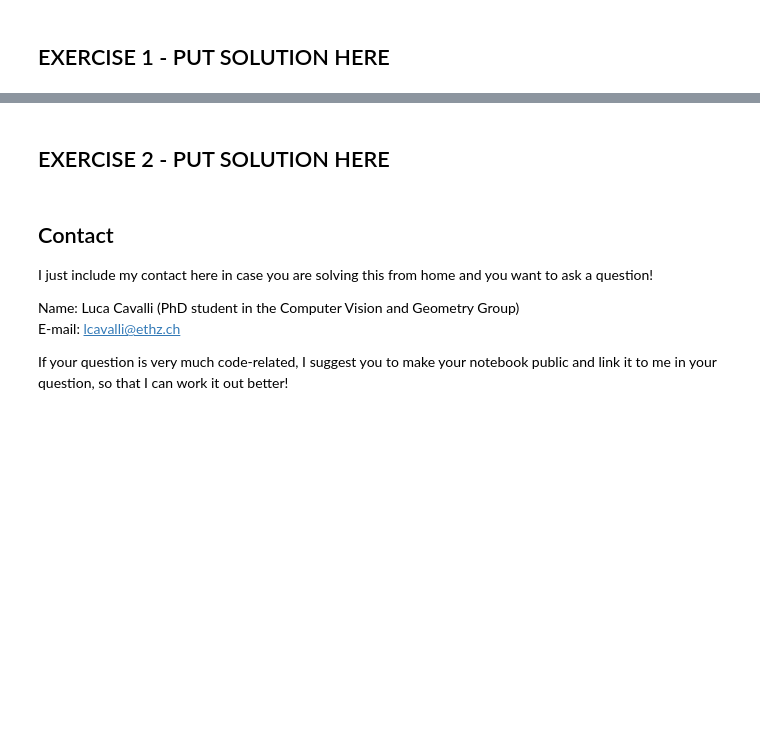
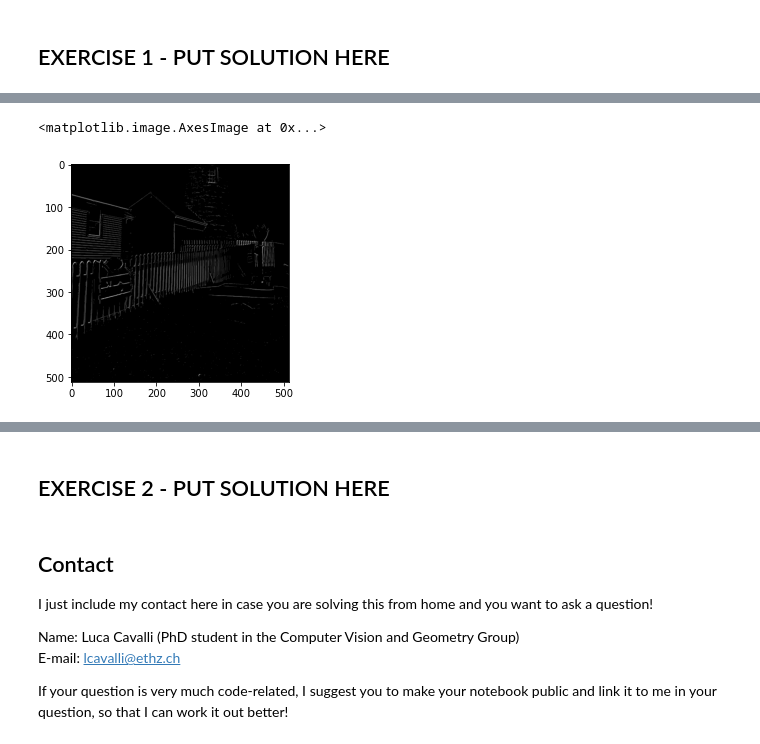
Before and after one commit to LukasSchmid97/ETH_ComputerVision_2020_Exercises, a Jupyter notebook: W3/W3_exercise.ipynb, the cells around one changed output, grey strips where cells are left out. Cells and saved outputs as stored; diff of their text form; code cells hidden in the pictures; blank space fills up the shorter version.

```diff
--- a/W3/W3_exercise.ipynb
+++ b/W3/W3_exercise.ipynb
@@ -161,0 +198,44 @@ display(slider)
+# %%
+sobelkernelx = np.array([
+    [-1, 0, 1],
+    [-2, 0, 2],
+    [-1, 0, 1]
+])
+
+
+sobelkernely = np.array([
+    [-1, -2, -1],
+    [0, 0, 0],
+    [1, 2, 1]
+])
+
+prewittx = np.array([
+    [-1, 0, 1],
+    [-1, 0, 1],
+    [-1, 0, 1]
+])
+
+prewitty = np.array([
+    [-1, -1, -1],
+    [0, 0, 0],
+    [1, 1, 1]
+])
+# %%
+def applyKernel(kernel, threshold, image):
+    outimage = np.empty(lighthouse_im.shape, dtype=np.float)
+    ksize = kernel.shape[0]
+    edge = ksize//2
+    for x in range(width-2*edge):
+        for y in range(height-2*edge):
+            cellvalue = 0
+            for kx in range(ksize):
+                for ky in range(ksize):
+                    cellvalue += image[x + kx,y + ky] * kernel[kx,ky]
+            outimage[x + edge, y + edge] = cellvalue if cellvalue > threshold else 0
+    return outimage
+# %%
+sobeled_lighthouse = applyKernel(sobelkernelx, 0.6, lighthouse_im) + applyKernel(sobelkernely, 0.6, lighthouse_im)
+imshow(sobeled_lighthouse)
+# %% [output]
+<matplotlib.image.AxesImage at 0x...>
+[figure, added]
```
Also changed, not shown: parts of 9 cells of this notebook.
